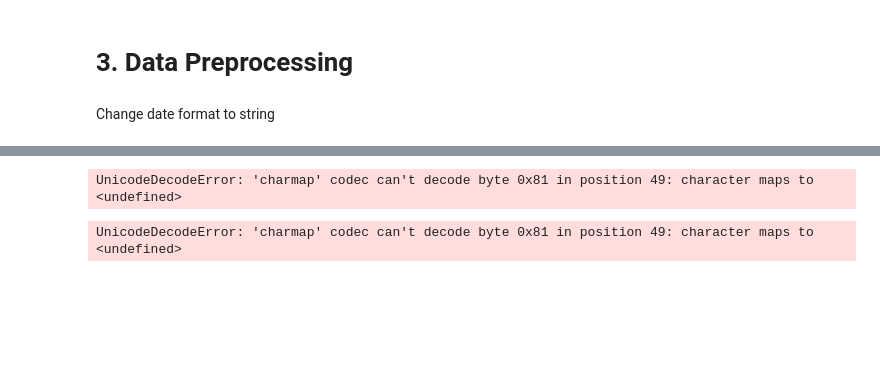
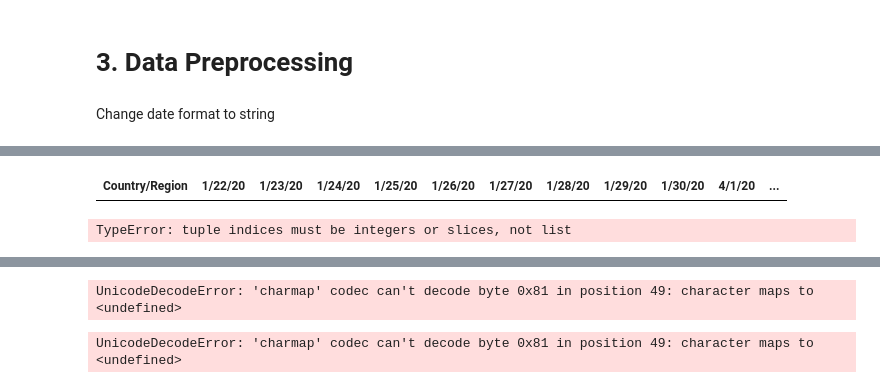
Before and after one commit to anjanatiha/COVID-19, a Jupyter notebook: Code and Analysis/corona-virus-exploratory-analysis-and-modeling - Local.ipynb, the cells around one changed output, grey strips where cells are left out. Drawn from its saved outputs; the diff is of its cells as text; code cells hidden in the pictures; blank space fills up the shorter version.

```diff
--- a/Code and Analysis/corona-virus-exploratory-analysis-and-modeling - Local.ipynb
+++ b/Code and Analysis/corona-virus-exploratory-analysis-and-modeling - Local.ipynb
@@ -195,0 +190,5 @@ with open(input_dir + "time_series_covid19_confirmed_global.csv") as f:
+# %%
+time_series_covid19_confirmed_global_country = time_series_covid19_confirmed_global.groupby("Country/Region").sum().reset_index()
+time_series_covid19_recovered_global_country = time_series_covid19_recovered_global.groupby("Country/Region").sum().reset_index()
+time_series_covid19_deaths_global_country = time_series_covid19_deaths_global.groupby("Country/Region").sum().reset_index()
+len(time_series_covid19_confirmed_global)
@@ -196,3 +197,7 @@ with open(input_dir + "time_series_covid19_confirmed_global.csv") as f:
+# %%
+time_series_covid19_confirmed_global_country.drop(columns=["Lat", "Long"], inplace=True)
+time_series_covid19_recovered_global_country.drop(columns=["Lat", "Long"], inplace=True)
+time_series_covid19_deaths_global_country.drop(columns=["Lat", "Long"], inplace=True)
 # %% [markdown]
 # 3. Data Preprocessing
 # %%
@@ -215,3 +220,6 @@ last_day = data_cols_new_format[-1]
 prev_day = data_cols_new_format[-2]
 
 new_cols = location_name_cols + [last_day]
+# %%
+time_series_covid19_confirmed_global_country
+# %% [output]
@@ -218 +227,2 @@ new_cols = location_name_cols + [last_day]
+| Country/Region | 1/22/20 | 1/23/20 | 1/24/20 | 1/25/20 | 1/26/20 | 1/27/20 | 1/28/20 | 1/29/20 | 1/30/20 | 4/1/20 | ... |
 # %%
@@ -222,3 +232,12 @@ time_series_covid19_deaths_global.rename(columns=data_cols_map, inplace=True)
+# %%
+import plotly.express as px
+
+for row in time_series_covid19_confirmed_global_country.iterrows():
+#     sns.lineplot(time_series_covid19_confirmed_global_country[data_cols_new_format])
+    fig = px.line(x=data_cols_new_format, y=row[data_cols_new_format], title=row["Country/Regions"])
+    fig.show()
+# %% [output]
+TypeError: tuple indices must be integers or slices, not list
 # %%
 def time_series_data(df=None, data_cols=None):
     series_data = {}
```
Also changed, not shown: parts of 6 cells of this notebook.
